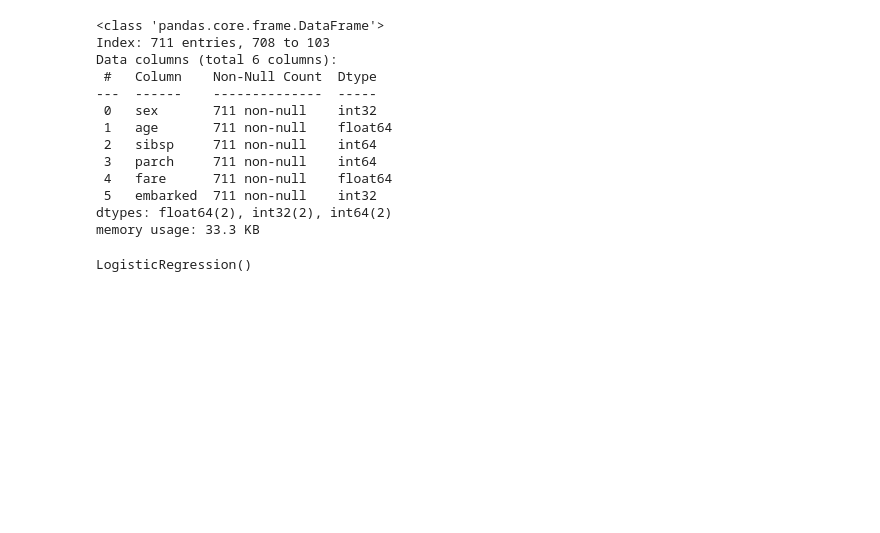
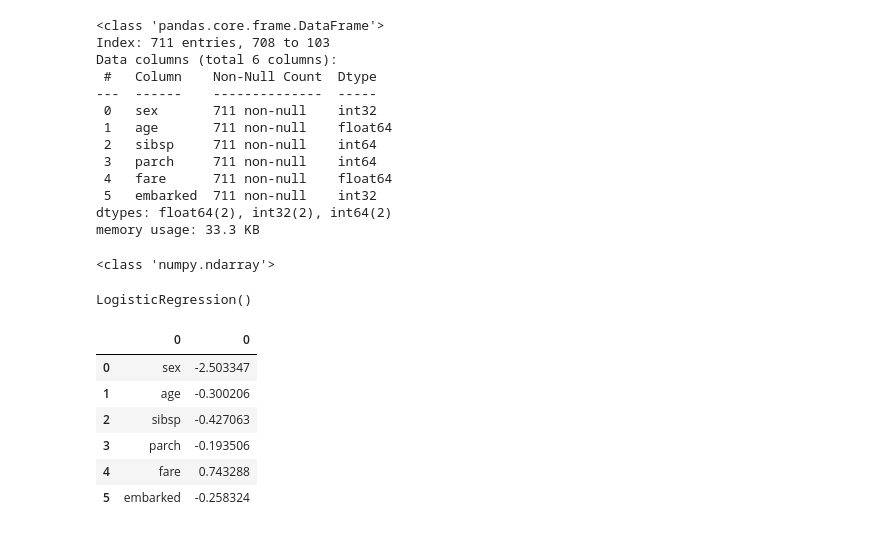
Before and after one commit to Pratyusha-Mukherjee/FSP-MachineLearning, a Jupyter notebook: day5/titanic_data.ipynb, the cells around one changed output. Cells and saved outputs as stored; diff of their text form; code cells hidden in the pictures; blank space fills up the shorter version.

```diff
--- a/day5/titanic_data.ipynb
+++ b/day5/titanic_data.ipynb
@@ -260,9 +260,13 @@ Data columns (total 6 columns):
 dtypes: float64(2), int32(2), int64(2)
 memory usage: 33.3 KB
 # %%
-X_train_original = X_train.copy
+X_train_original = X_train.copy()
 X_train=X_train.values
 y_train=y_train.values
+# %%
+print(type(X_train))
+# %% [output]
+<class 'numpy.ndarray'>
 # %%
 log_reg = LogisticRegression()
 # %%
@@ -271,4 +275,14 @@ log_reg.fit(X_train,y_train)
 LogisticRegression()
 # %%
 #checking of coeff and intercept
-coefficient = pd.concat
+coefficient = pd.concat([pd.DataFrame(X_train_original.columns),pd.DataFrame(np.transpose(log_reg.coef_))],axis=1)
+# %%
+coefficient
+# %% [output]
+|  | 0 | 0 |
+| 0 | sex | -2.503347 |
+| 1 | age | -0.300206 |
+| 2 | sibsp | -0.427063 |
+| 3 | parch | -0.193506 |
+| 4 | fare | 0.743288 |
+| 5 | embarked | -0.258324 |
```
